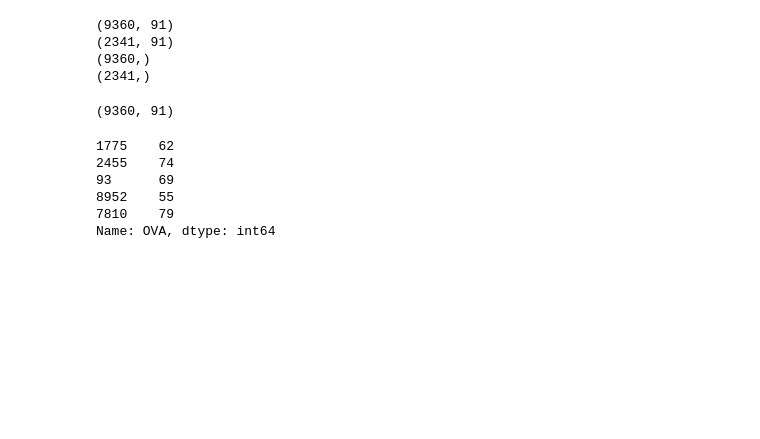
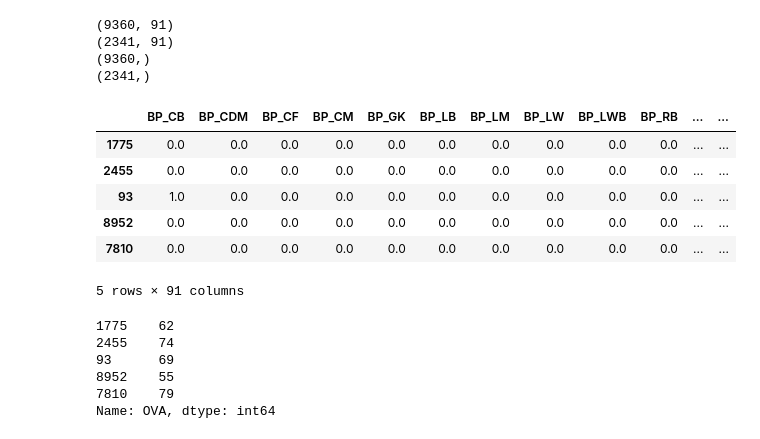
Before and after one commit to HeloisaBal/FIFA-PROJECT, a Jupyter notebook: 2.01 FIFA 21 PROJECT (I) - Finished.ipynb, the cells around one changed output. Saved outputs shown, nothing was run; the diff lists cells and outputs as text; code cells hidden in the pictures; blank space fills up the shorter version.

```diff
--- a/2.01 FIFA 21 PROJECT (I) - Finished.ipynb
+++ b/2.01 FIFA 21 PROJECT (I) - Finished.ipynb
@@ -334,9 +373,14 @@ print(y_test.shape)
 (2341,)
 # %%
 X_train.head()
-X_train.shape
 # %% [output]
+|  | BP_CB | BP_CDM | BP_CF | BP_CM | BP_GK | BP_LB | BP_LM | BP_LW | BP_LWB | BP_RB | ... | ... |
+| 1775 | 0.0 | 0.0 | 0.0 | 0.0 | 0.0 | 0.0 | 0.0 | 0.0 | 0.0 | 0.0 | ... | ... |
+| 2455 | 0.0 | 0.0 | 0.0 | 0.0 | 0.0 | 0.0 | 0.0 | 0.0 | 0.0 | 0.0 | ... | ... |
+| 93 | 1.0 | 0.0 | 0.0 | 0.0 | 0.0 | 0.0 | 0.0 | 0.0 | 0.0 | 0.0 | ... | ... |
+| 8952 | 0.0 | 0.0 | 0.0 | 0.0 | 0.0 | 0.0 | 0.0 | 0.0 | 0.0 | 0.0 | ... | ... |
+| 7810 | 0.0 | 0.0 | 0.0 | 0.0 | 0.0 | 0.0 | 0.0 | 0.0 | 0.0 | 0.0 | ... | ... |
-(9360, 91)
+5 rows × 91 columns
 # %%
 y_train.head()
 # %% [output]
```
Also changed, not shown: parts of 30 cells of this notebook.
